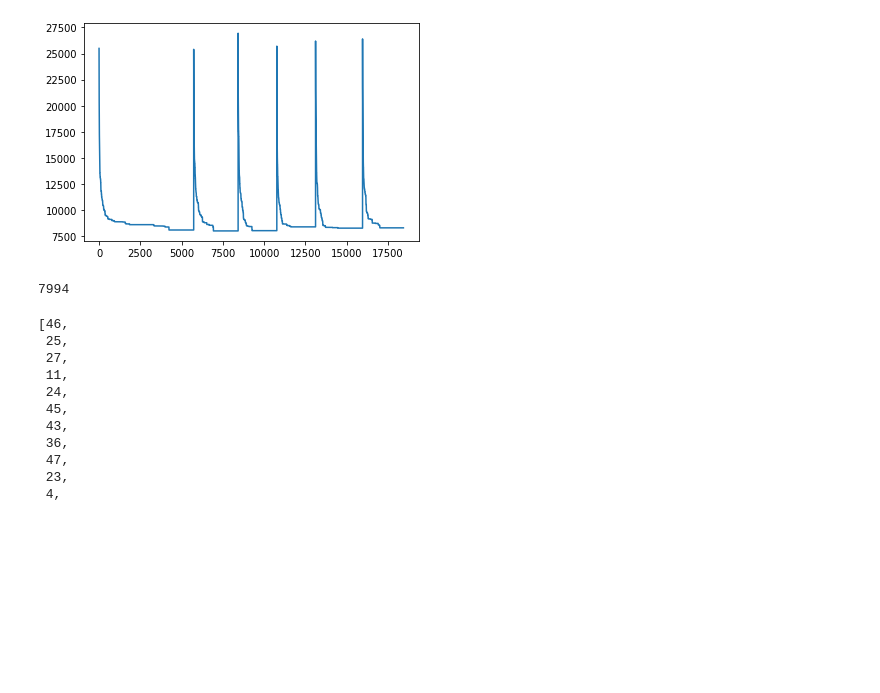
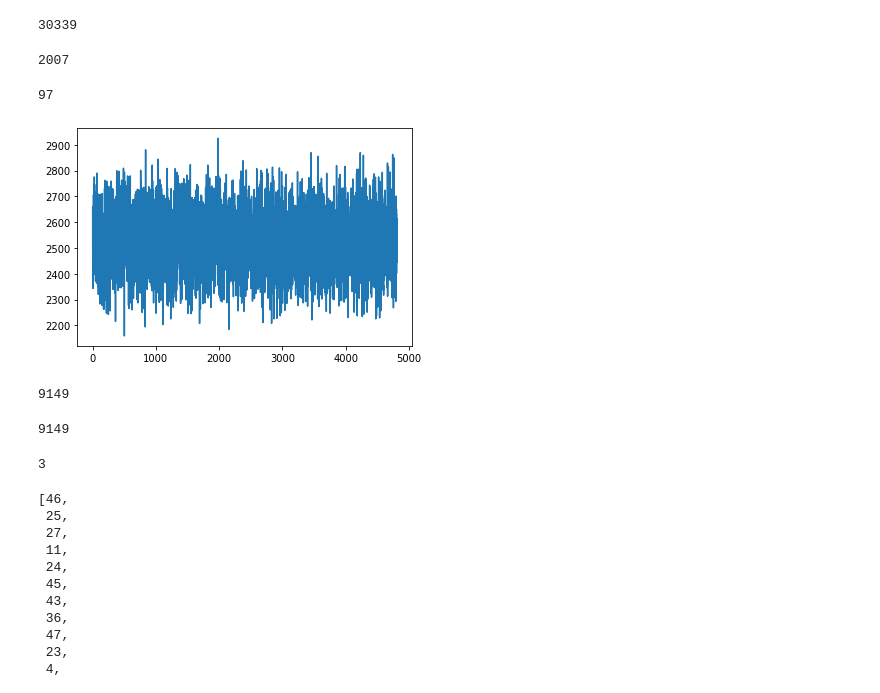
Before and after one commit to SzymonStolarski/tsp-genetic-algorithm, a Jupyter notebook: sandbox_sa.ipynb, the cells around one changed output. Saved outputs shown, nothing was run; the diff lists cells and outputs as text; code cells hidden in the pictures; blank space fills up the shorter version.

Commit message:
Sandboxes for both algorithms

```diff
--- a/sandbox.ipynb
+++ b/sandbox_sa.ipynb
@@ -1,5 +1,5 @@
 # %%
 from components.data_reader import DataReader
-cost_data = DataReader.read_txt(path='data/berlin52.txt', dlm=' ', data_type=int)
+cost_data = DataReader.read_txt(path='data/eil76.txt', dlm=' ', data_type=int)
 print(len(cost_data))
 # %% [output]
@@ -12,6 +6,0 @@ from components.ga_components.mutation import SwapMutator, InverseMutator
-# %%
-genetic_algorithm = GeneticAlgorithmTsp(population_size=100, n_iterations=7000000,
-selector=TournamentSelector(k_percent=0.1), crossover=PMXCrossover(0.75), mutator=InverseMutator(0.05),
-atomic_bomb=3000)
-
-genetic_algorithm.learn(cost_data)
@@ -37,14 +9,44 @@ KeyboardInterrupt:
+# %%
+dupa = {1: 30339}
+dupa[1]
+# %% [output]
+30339
+# %%
+simulated_annealing = SimulatedAnnealing(temp_start=999999999999999999, temp_end=0.001, cooling_factor=0.99)
+
+dupa = []
+for i in range(0,100):
+    simulated_annealing.learn(cost_data)
+    dupa.append(simulated_annealing.best_result)
+# %%
+min(dupa)
+# %% [output]
+2007
+# %%
+simulated_annealing.best_result
+# %% [output]
+97
 # %%
 import matplotlib.pyplot as plt
-plt.plot(genetic_algorithm.results.keys(), genetic_algorithm.results.values())
+plt.plot(simulated_annealing.results.keys(), simulated_annealing.results.values())
 plt.show()
 # %% [output]
-[figure, old version]
+[figure, new version]
 # %%
 # Best results
 min(genetic_algorithm.results.values())
 # %% [output]
-7994
+9149
+# %%
+genetic_algorithm.best_result
+# %% [output]
+9149
+# %%
+#genetic_algorithm._results = 3
+
+genetic_algorithm.results
+# %% [output]
+3
 # %%
 # Best key for minimum value
 best_key = min(genetic_algorithm.results, key=genetic_algorithm.results.get)
```
Also changed, not shown: parts of 4 cells of this notebook, 1 other file.
